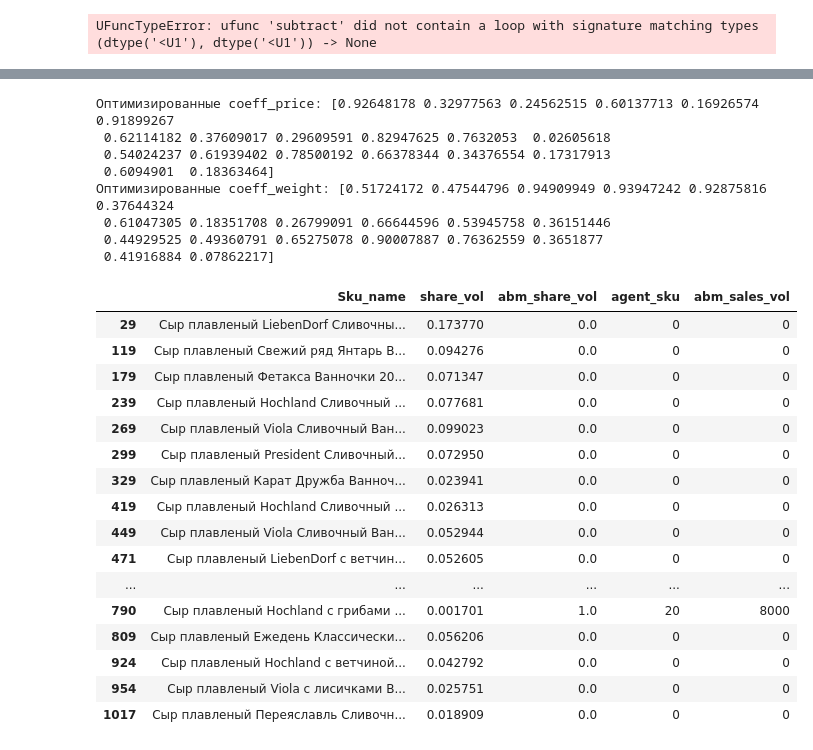
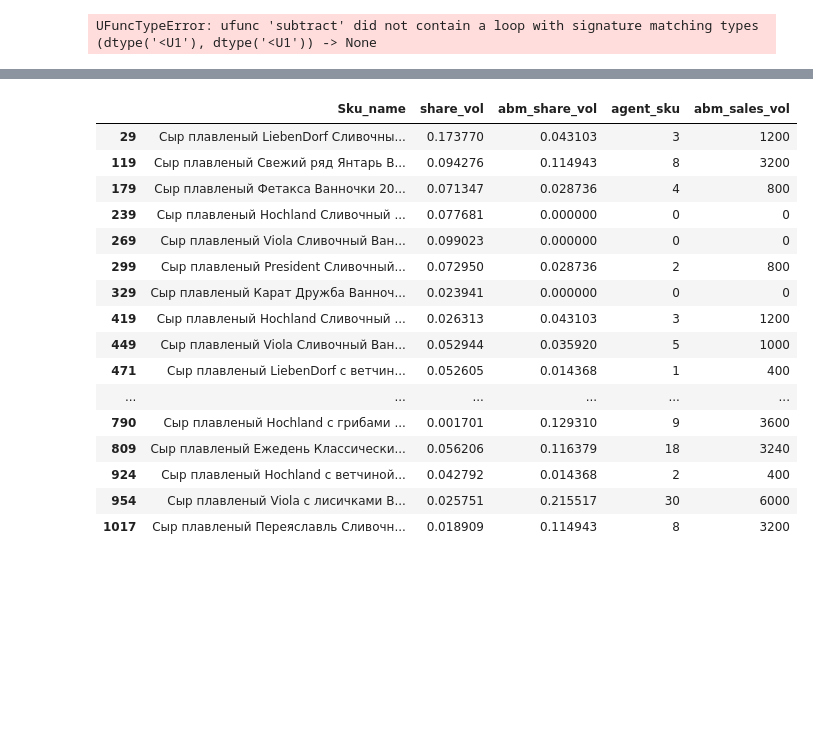
Before and after one commit to budennovsk/Pandas, a Jupyter notebook: mesa_ABM_ipywidgets_v3.ipynb, the cells around one changed output, grey strips where cells are left out. Saved outputs shown, nothing was run; the diff lists cells and outputs as text; code cells hidden in the pictures; blank space fills up the shorter version.

```diff
--- a/mesa_ABM_ipywidgets_v3.ipynb
+++ b/mesa_ABM_ipywidgets_v3.ipynb
@@ -255,10 +255,19 @@ class ConsumerAgent(Agent):
         scores = []
         for idx, product in self.model.df.iterrows():
             # Рассчитываем оценку товара с использованием коэффициентов агента
-            score = (
-                self.coeff_price * (product['PRICE PER UNIT_norm']) +
-                self.coeff_weight * product['Analytic1_encoded_norm']
-            )
+            # score = (
+            #     self.coeff_price * (product['PRICE PER UNIT_norm']) +
+            #     self.coeff_weight * product['Analytic1_encoded_norm']
+            # )
+
+            price_score = -abs(self.coeff_price -product['PRICE PER UNIT_norm'])#-product['PRICE PER UNIT'] * self.price_sensitivity
+
+
+            # Оценка аналитического параметра
+            analytic_score = -abs(self.coeff_weight-product['Analytic1_encoded_norm'])
+
+            # Общая оценка продукта
+            score = price_score + analytic_score
             scores.append((idx, score))
         # Выбираем товар с максимальным баллом
         best_product_idx = max(scores, key=lambda x: x[1])[0]
@@ -312,14 +321,17 @@ def loss_function(coeffs, df, num_agents):
 
     return -loss
 
+
+
+num_agents = 100
 # Ограничения для коэффициентов (от 0 до 1)
-bounds = [(0, 5)] * 40  # 20 агентов * 2 коэффициента каждый
+bounds = [(0, 5)] *num_agents*2  # 20 агентов * 2 коэффициента каждый
 
 # Начальное приближение коэффициентов
-initial_coeffs = np.random.rand(40)
+initial_coeffs = np.random.rand(num_agents*2)
 
 # Количество агентов
-num_agents = 20
+
 
 # Запускаем оптимизацию
 result = minimize(
@@ -327,57 +339,49 @@ result = minimize(
     initial_coeffs,
     args=(df, num_agents),
     bounds=bounds,
     method='L-BFGS-B'
 )
 
 # Получаем оптимизированные коэффициенты
 optimized_coeffs = result.x
 optimized_coeff_price = optimized_coeffs[:num_agents]
 optimized_coeff_weight = optimized_coeffs[num_agents:]
 
 # Выводим оптимизированные коэффициенты
 print("Оптимизированные coeff_price:", optimized_coeff_price)
 print("Оптимизированные coeff_weight:", optimized_coeff_weight)
 
 # Запускаем модель с оптимизированными коэффициентами
 model = MarketModel(df, num_agents, optimized_coeffs)
 model.step()
 
 # Обновляем датафрейм с результатами
 choice_counts = model.choice_counts
 df['agent_sku'] = df.index.map(choice_counts)
 df['abm_sales_vol'] = df['agent_sku'] * df['abm_Analytic1']
 total_abm_sales_vol = df['abm_sales_vol'].sum()
 df['abm_share_vol'] = df['abm_sales_vol'] / total_abm_sales_vol if total_abm_sales_vol != 0 else 0
 
 # Выводим обновленный датафрейм
 df[['Sku_name', 'share_vol', 'abm_share_vol', 'agent_sku', 'abm_sales_vol']]
 # %% [output]
-Оптимизированные coeff_price: [0.92648178 0.32977563 0.24562515 0.60137713 0.16926574 0.91899267
- 0.62114182 0.37609017 0.29609591 0.82947625 0.7632053  0.02605618
- 0.54024237 0.61939402 0.78500192 0.66378344 0.34376554 0.17317913
- 0.6094901  0.18363464]
-Оптимизированные coeff_weight: [0.51724172 0.47544796 0.94909949 0.93947242 0.92875816 0.37644324
- 0.61047305 0.18351708 0.26799091 0.66644596 0.53945758 0.36151446
- 0.44929525 0.49360791 0.65275078 0.90007887 0.76362559 0.3651877
- 0.41916884 0.07862217]
 |  | Sku_name | share_vol | abm_share_vol | agent_sku | abm_sales_vol |
-| 29 | Сыр плавленый LiebenDorf Сливочны... | 0.173770 | 0.0 | 0 | 0 |
-| 119 | Сыр плавленый Свежий ряд Янтарь В... | 0.094276 | 0.0 | 0 | 0 |
-| 179 | Сыр плавленый Фетакса Ванночки 20... | 0.071347 | 0.0 | 0 | 0 |
-| 239 | Сыр плавленый Hochland Сливочный ... | 0.077681 | 0.0 | 0 | 0 |
-| 269 | Сыр плавленый Viola Сливочный Ван... | 0.099023 | 0.0 | 0 | 0 |
-| 299 | Сыр плавленый President Сливочный... | 0.072950 | 0.0 | 0 | 0 |
-| 329 | Сыр плавленый Карат Дружба Ванноч... | 0.023941 | 0.0 | 0 | 0 |
-| 419 | Сыр плавленый Hochland Сливочный ... | 0.026313 | 0.0 | 0 | 0 |
-| 449 | Сыр плавленый Viola Сливочный Ван... | 0.052944 | 0.0 | 0 | 0 |
-| 471 | Сыр плавленый LiebenDorf с ветчин... | 0.052605 | 0.0 | 0 | 0 |
+| 29 | Сыр плавленый LiebenDorf Сливочны... | 0.173770 | 0.043103 | 3 | 1200 |
+| 119 | Сыр плавленый Свежий ряд Янтарь В... | 0.094276 | 0.114943 | 8 | 3200 |
+| 179 | Сыр плавленый Фетакса Ванночки 20... | 0.071347 | 0.028736 | 4 | 800 |
+| 239 | Сыр плавленый Hochland Сливочный ... | 0.077681 | 0.000000 | 0 | 0 |
+| 269 | Сыр плавленый Viola Сливочный Ван... | 0.099023 | 0.000000 | 0 | 0 |
+| 299 | Сыр плавленый President Сливочный... | 0.072950 | 0.028736 | 2 | 800 |
+| 329 | Сыр плавленый Карат Дружба Ванноч... | 0.023941 | 0.000000 | 0 | 0 |
+| 419 | Сыр плавленый Hochland Сливочный ... | 0.026313 | 0.043103 | 3 | 1200 |
+| 449 | Сыр плавленый Viola Сливочный Ван... | 0.052944 | 0.035920 | 5 | 1000 |
+| 471 | Сыр плавленый LiebenDorf с ветчин... | 0.052605 | 0.014368 | 1 | 400 |
 | ... | ... | ... | ... | ... | ... |
-| 790 | Сыр плавленый Hochland с грибами ... | 0.001701 | 1.0 | 20 | 8000 |
-| 809 | Сыр плавленый Ежедень Классически... | 0.056206 | 0.0 | 0 | 0 |
-| 924 | Сыр плавленый Hochland с ветчиной... | 0.042792 | 0.0 | 0 | 0 |
-| 954 | Сыр плавленый Viola с лисичками В... | 0.025751 | 0.0 | 0 | 0 |
-| 1017 | Сыр плавленый Переяславль Сливочн... | 0.018909 | 0.0 | 0 | 0 |
+| 790 | Сыр плавленый Hochland с грибами ... | 0.001701 | 0.129310 | 9 | 3600 |
+| 809 | Сыр плавленый Ежедень Классически... | 0.056206 | 0.116379 | 18 | 3240 |
+| 924 | Сыр плавленый Hochland с ветчиной... | 0.042792 | 0.014368 | 2 | 400 |
+| 954 | Сыр плавленый Viola с лисичками В... | 0.025751 | 0.215517 | 30 | 6000 |
+| 1017 | Сыр плавленый Переяславль Сливочн... | 0.018909 | 0.114943 | 8 | 3200 |
 # %%
 import pandas as pd
 import numpy as np
```
Also changed, not shown: parts of 1 cell of this notebook.
